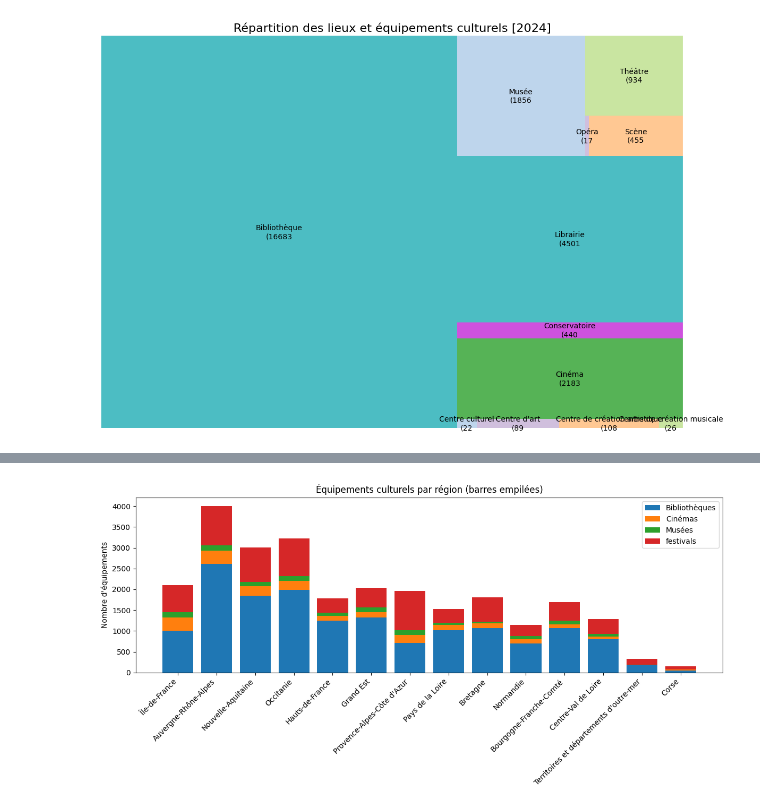
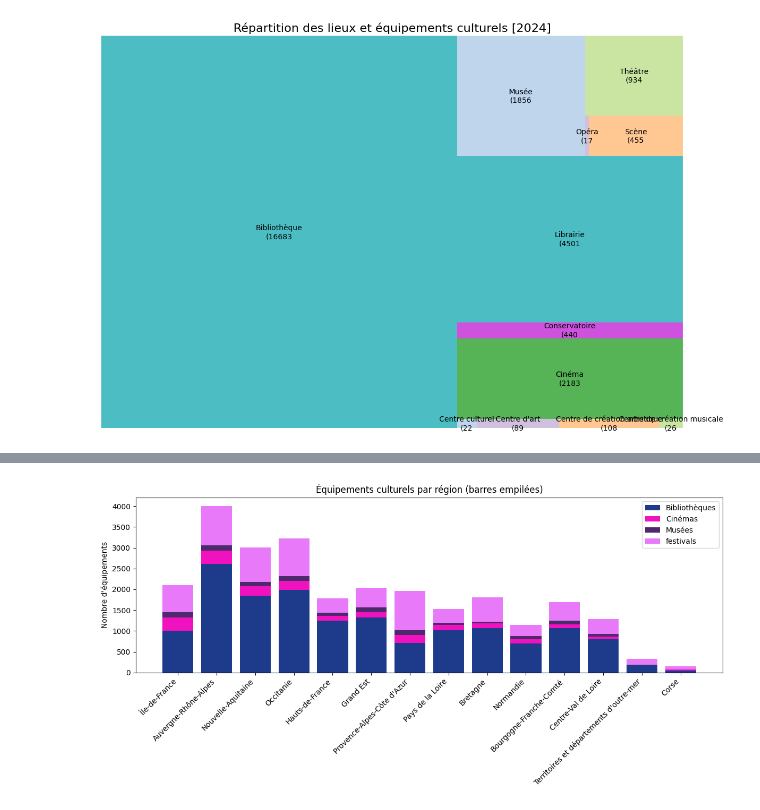
Before and after one commit to SandraRiner/offre_culturelle, a Jupyter notebook: notebook/cleanaida.ipynb, the cells around one changed output, grey strips where cells are left out. Saved outputs shown, nothing was run; the diff lists cells and outputs as text; code cells hidden in the pictures.

```diff
--- a/notebook/cleanaida.ipynb
+++ b/notebook/cleanaida.ipynb
@@ -160,4 +93,4 @@ df_merge = pd.merge(df_pop_reg_clean, df_mus, left_on ='nom_region', right_on =
 
 df_merge = df_merge[['nom_region','Total Homme', 'Total Femme', 'Total','code_region', 'Nombre de musées']]
 
-df_merge.sort_values(by='Total', ascending = False)
+df_merge = df_merge.sort_values(by='Total', ascending = False)
@@ -473,40 +248,39 @@ df_final
 # %%
 
-# Exemple de DataFrame
 df = df_final
 
 # Coordonnées sur l'axe des x
 
 regions = df_final['nom_region']
 
 x = np.arange(len(regions))
 
 # Hauteurs des différentes catégories
 
 biblio = df_final['Nombre de bibliothèques']
 cine = df_final['Nombre de cinés']
 musee = df_final['Nombre de musées']
 festivals = df_final['Nombre de festivals']
 
 # Création du graphique
 fig, ax = plt.subplots(figsize=(12, 6))
 
-ax.bar(x, biblio, label = 'Bibliothèques')
-ax.bar(x, cine, bottom = biblio, label='Cinémas')
-ax.bar(x, musee, bottom = biblio + cine , label='Musées')
-ax.bar(x, festivals, bottom = biblio + cine + musee, label='festivals')
+ax.bar(x, biblio, label = 'Bibliothèques', color = "#1E3A8A" )
+ax.bar(x, cine, bottom = biblio, label='Cinémas', color = "#F012BE")
+ax.bar(x, musee, bottom = biblio + cine , label='Musées', color ="#4D2A6C" )
+ax.bar(x, festivals, bottom = biblio + cine + musee, label='festivals', color = "#E879F9")
 
 # Personnalisation
 ax.set_xticks(x)
 ax.set_xticklabels(regions, rotation=45, ha='right')
 ax.set_ylabel("Nombre d'équipements")
 ax.set_title("Équipements culturels par région (barres empilées)")
 ax.legend()
 
 plt.tight_layout()
 plt.show()
 # %% [output]
-[figure, old version]
+[figure, new version]
 # %%
 # Créer la figure
 import plotly.graph_objects as go
```
Also changed, not shown: parts of 36 cells of this notebook, 4 other files.
